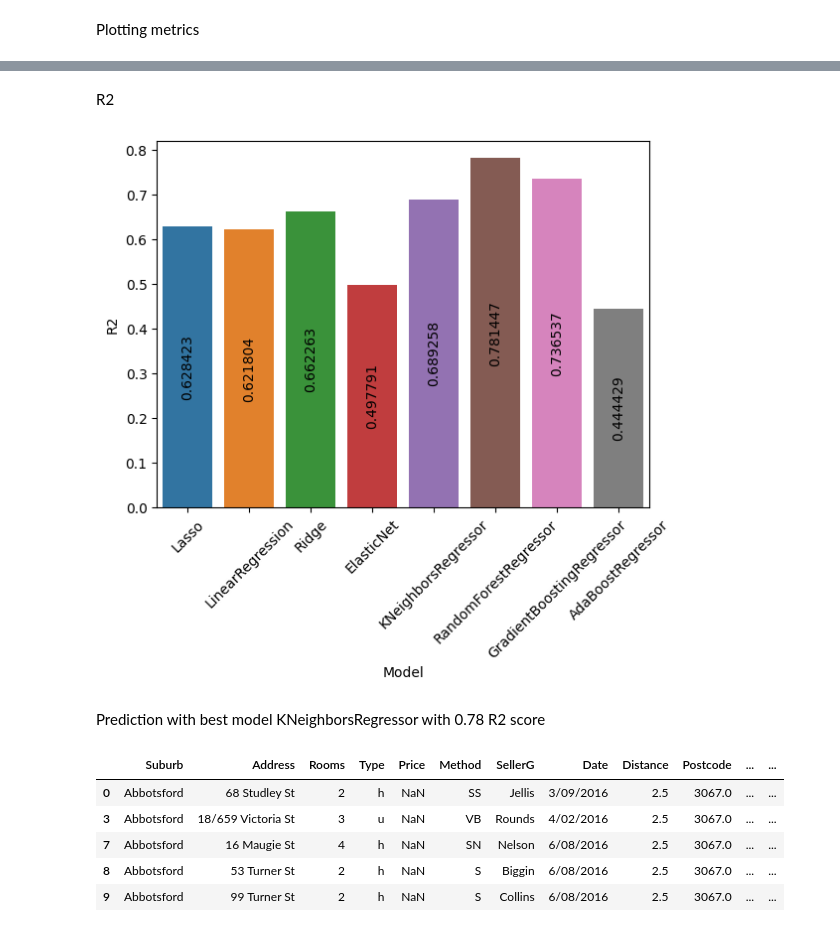
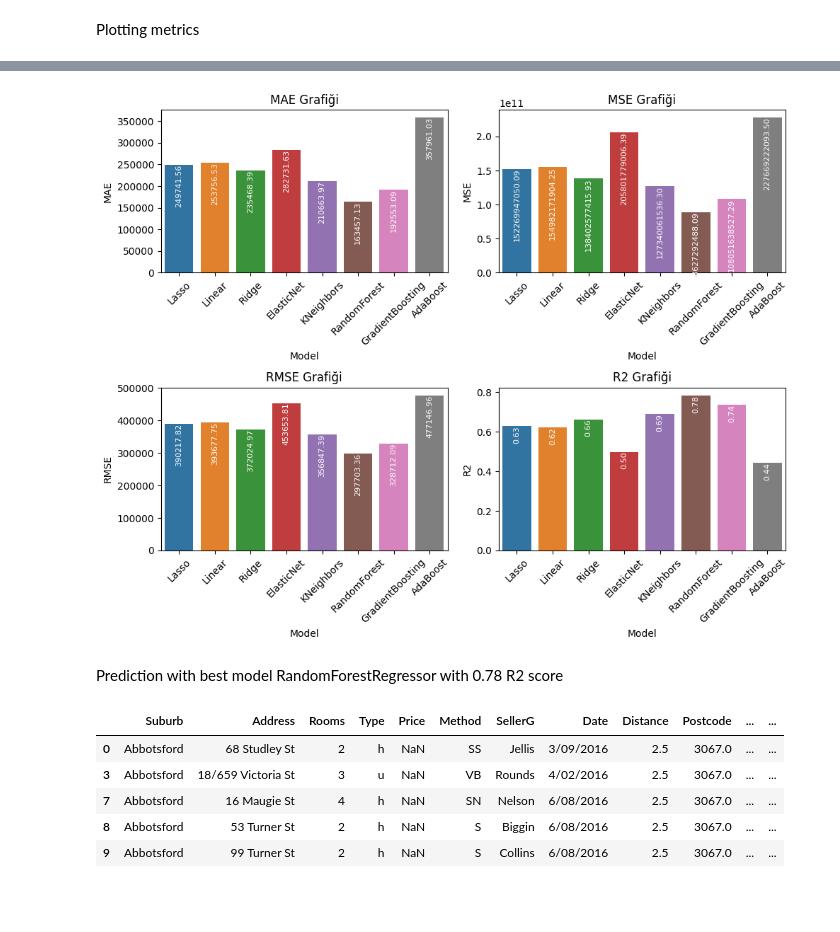
Before and after one commit to irmakburkay/House-Prediction-Project, a Jupyter notebook: Housing_Price_Predictions.ipynb, the cells around one changed output, grey strips where cells are left out. Saved outputs shown, nothing was run; the diff lists cells and outputs as text; code cells hidden in the pictures; blank space fills up the shorter version.

```diff
--- a/Housing_Price_Predictions.ipynb
+++ b/Housing_Price_Predictions.ipynb
@@ -269,7 +268,7 @@ models = {
   'Lasso': {
   'model': Lasso()
   },
-  'LinearRegression': {
+  'Linear': {
   'model': LinearRegression()
   },
   'Ridge': {
@@ -278,16 +277,16 @@ models = {
   'ElasticNet': {
   'model': ElasticNet()
   },
-  'KNeighborsRegressor': {
+  'KNeighbors': {
   'model': KNeighborsRegressor()
   },
-  'RandomForestRegressor': {
+  'RandomForest': {
   'model': RandomForestRegressor()
   },
-  'GradientBoostingRegressor': {
+  'GradientBoosting': {
   'model': GradientBoostingRegressor()
   },
-  'AdaBoostRegressor': {
+  'AdaBoost': {
   'model': AdaBoostRegressor(n_estimators = 5, learning_rate = 1.2, loss = 'exponential', random_state = 2)
   },
 }
@@ -368,11 +343,28 @@ plot('RMSE')
-# %% [markdown]
-R2
-# %%
-plot('R2')
-# %% [output]
-[figure, removed]
+# %%
+fig, axs = plt.subplots(2, 2, figsize=(10, 8))
+
+metrics = ['MAE',	'MSE',	'RMSE',	'R2']
+
+for i, metric in enumerate(metrics):
+    row = i // 2
+    col = i % 2
+    ax = axs[row, col]
+    sns.barplot(x='Model', y=metric, data=plot_df, ax=ax)
+    ax.set_title(f'{metric} Grafiği')
+    ax.set_xticklabels(ax.get_xticklabels(), rotation=45)
+    for p in ax.patches:
+        height = p.get_height()
+        width = p.get_x() + p.get_width() / 2.
+        ax.text(width, height, f'{height:.2f}', ha='center', va='top', rotation=90, fontsize=8, color='white')
+
+
+
+plt.tight_layout()
+plt.show()
+# %% [output]
+[figure, added]
 # %% [markdown]
-Prediction with best model KNeighborsRegressor with 0.78 R2 score
+Prediction with best model RandomForestRegressor with 0.78 R2 score
 # %%
 test_df.head()
 # %% [output]
```
Also changed, not shown: parts of 10 cells of this notebook.
